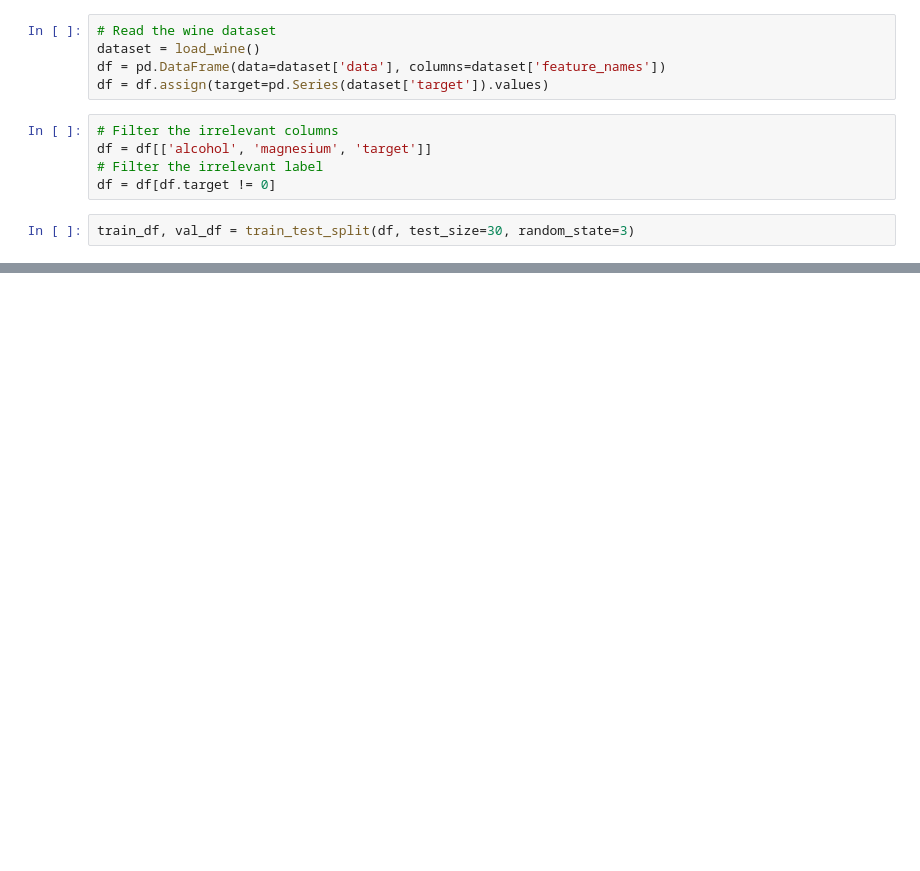
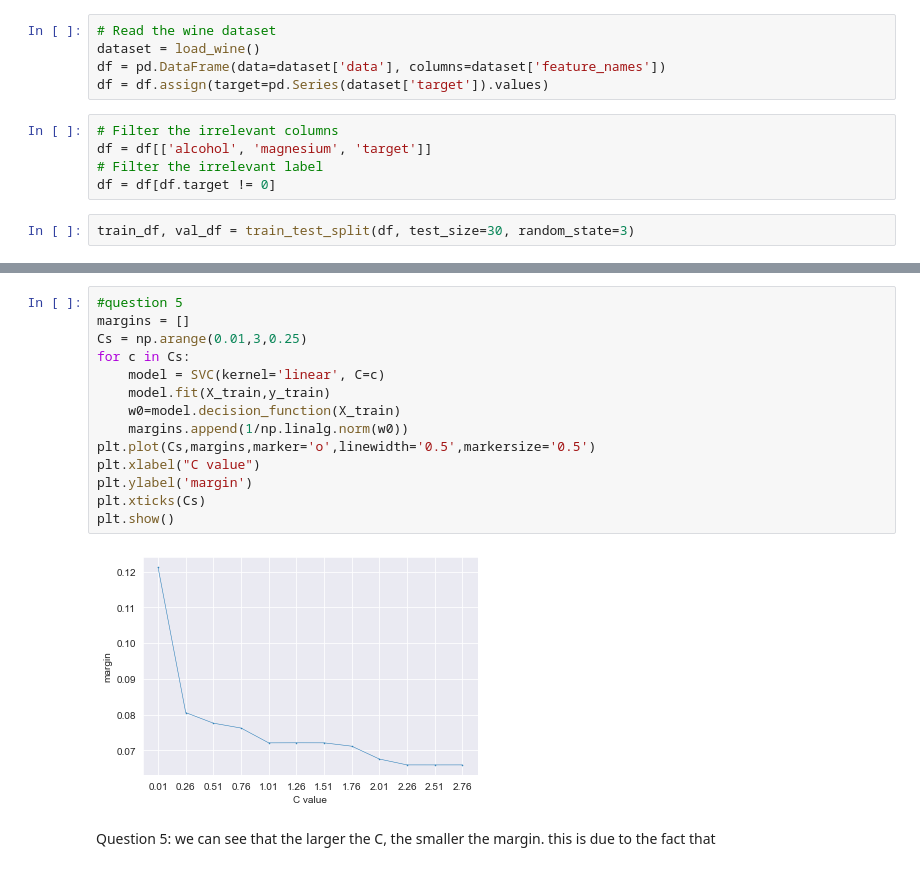
Before and after one commit to Hadar-Sug/ML1_HW2, a Jupyter notebook: HW2_Q1.ipynb, the cells around one changed output, grey strips where cells are left out. Cells and saved outputs as stored; diff of their text form; blank space fills up the shorter version.

```diff
--- a/HW2_Q1.ipynb
+++ b/HW2_Q1.ipynb
@@ -98,0 +91,19 @@ question 1: using hard SVM on these datasets
+# %%
+#question 5
+margins = []
+Cs = np.arange(0.01,3,0.25)
+for c in Cs:
+    model = SVC(kernel='linear', C=c)
+    model.fit(X_train,y_train)
+    w0=model.decision_function(X_train)
+    margins.append(1/np.linalg.norm(w0))
+plt.plot(Cs,margins,marker='o',linewidth='0.5',markersize='0.5')
+plt.xlabel("C value")
+plt.ylabel('margin')
+plt.xticks(Cs)
+plt.show()
+# %% [output]
+[figure, added]
+# %% [markdown]
+Question 5: we can see that the larger the C, the smaller the margin.
+this is due to the fact that
```
Also changed, not shown: parts of 13 cells of this notebook.
